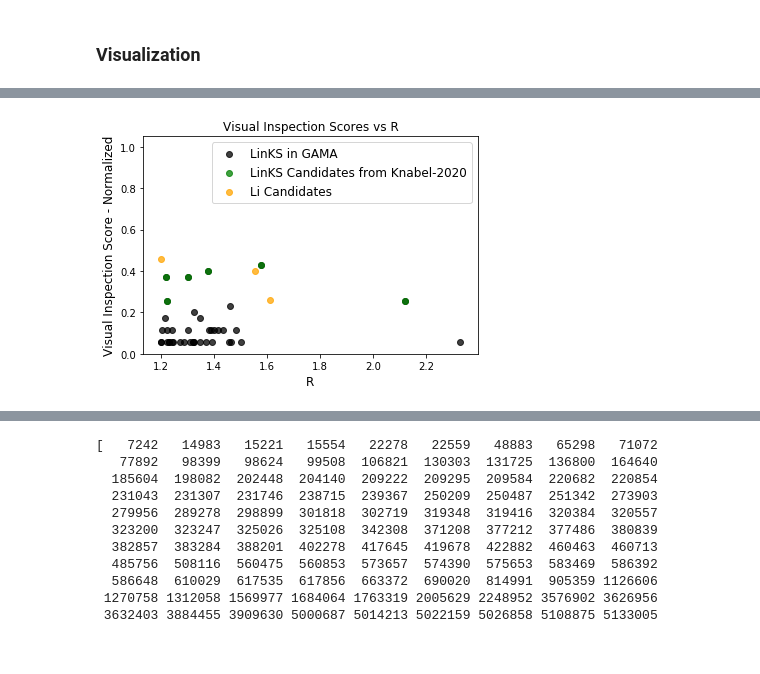
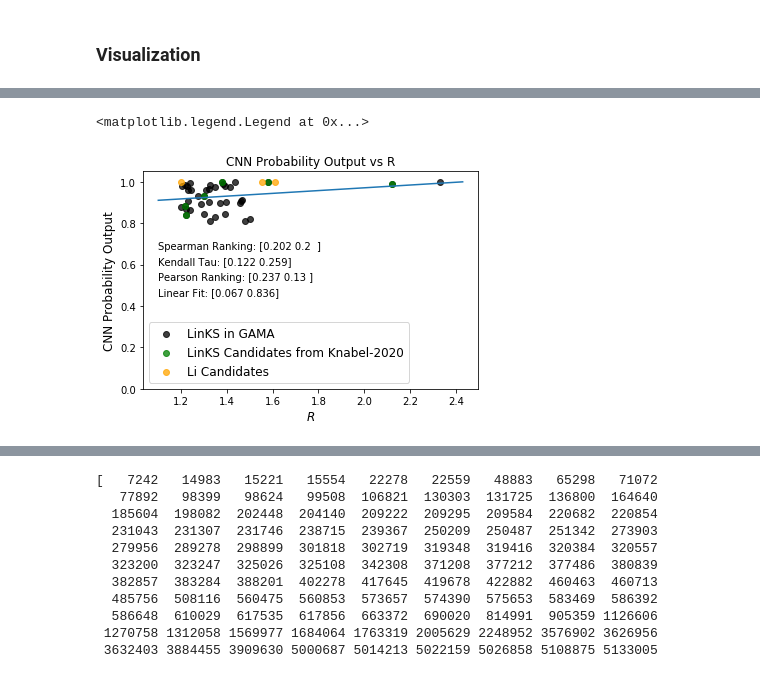
Before and after one commit to shawnknabel/autoz_lens_model, a Jupyter notebook: notebooks/master.ipynb, the cells around one changed output, grey strips where cells are left out. Saved outputs shown, nothing was run; the diff lists cells and outputs as text; code cells hidden in the pictures.

```diff
--- a/notebooks/master.ipynb
+++ b/notebooks/master.ipynb
@@ -949 +960,7 @@ plt.title('Redshift Success Probability')
 [figure]
+# %%
+# Drop the one very low probability redshift match
+links_selected_sample = links_selected_sample[(links_selected_sample.prob>0.5)]
+links_selected_sample = links_selected_sample.reset_index(drop=True)
+print(len(links_selected_sample))
+print(links_selected_sample.columns)
@@ -949,0 +1039,5 @@ plt.title('Redshift Success Probability')
+# %%
+# rename back to the selected sample
+links_selected_sample = links_selected_sample_with_cnn_prob
+links_knabel_selected_sample = links_knabel_selected_sample_with_cnn_prob
+print(links_selected_sample.columns)
@@ -993,42 +1747,57 @@ plt.legend(fontsize=12)
 # %%
-# visual inpsection score to R
+# CNN probability scores vs R
+
+spear = np.around(stats.spearmanr(samples.cnn_probability, samples.R)[:], 3)
+pears = np.around(stats.pearsonr(samples.cnn_probability, samples.R)[:], 3)
+kendall = np.around(stats.kendalltau(samples.cnn_probability, samples.R)[:], 3)
+
+# fit a line
+model = np.polyfit(samples.R, samples.cnn_probability, 1)
+x = np.linspace(np.min(samples.R) - 0.1, np.max(samples.R) + 0.1, num=100)
 
 fig = plt.figure()#figsize=(8,6))
 ax = plt.subplot()
 #ax.set_xlim(0., 2.5)
 ax.set_ylim(0, 1.05)
 ax.scatter(links_selected_sample.R,
           #links.sigma2,
-    links_selected_sample.SCORE/70.,
+    links_selected_sample.cnn_probability,
           color = 'k',
           marker = 'o',
           alpha = 0.75,
           label = 'LinKS in GAMA')
 ax.scatter(links_knabel_selected_sample.R,
            #links_knabel.sigma2,
-    links_knabel_selected_sample.score/70.,
+    links_knabel_selected_sample.cnn_probability,
           color = 'g',
           marker = 'o',
           alpha = 0.75,
           label = 'LinKS Candidates from Knabel-2020')
 ax.scatter(li_selected_sample.R,
            #li.sigma2,
-    li_selected_sample.score/10.,
+    li_selected_sample.cnn_probability,
           color = 'orange',
           marker = 'o',
           alpha = 0.75,
           label = 'Li Candidates')
+ax.plot(x, model[0]*x + model[1])
+
+plt.annotate(f'Spearman Ranking: {spear}', (1.1, 0.675))
+plt.annotate(f'Kendall Tau: {kendall}', (1.1, 0.6))
+plt.annotate(f'Pearson Ranking: {pears}', (1.1, 0.525))
+plt.annotate(f'Linear Fit: {np.around(model, 3)}', (1.1, 0.45))
 
 #x.add_patch(patches.Rectangle((1.85, 4.5), 2, 10,
  #                              edgecolor = 'k', facecolor = 'none', linestyle = ':',
   #                            label = 'Holwerda-15 Selection'))
 #ax.axvline(1.2, color = 'k', linewidth = .75, linestyle = '--', label = 'R = 1.2')
-ax.set_ylabel('Visual Inspection Score - Normalized', fontsize = 12)
-ax.set_xlabel('R',  fontsize = 12)
-ax.set_title('Visual Inspection Scores vs R')
+ax.set_ylabel('CNN Probability Output', fontsize = 12)
+ax.set_xlabel('$R$',  fontsize = 12)
+ax.set_title('CNN Probability Output vs R')
 plt.legend(fontsize=12)
 #plt.show()
 
-#plt.savefig(f'{png_path}visual_score_to_R_011821.png')
+#plt.savefig(f'{png_path}cnn_score_to_R_011821.png')
 # %% [output]
+<matplotlib.legend.Legend at 0x...>
-[figure, old version]
+[figure, new version]
```
Also changed, not shown: parts of 23 cells of this notebook, 17 other files.
